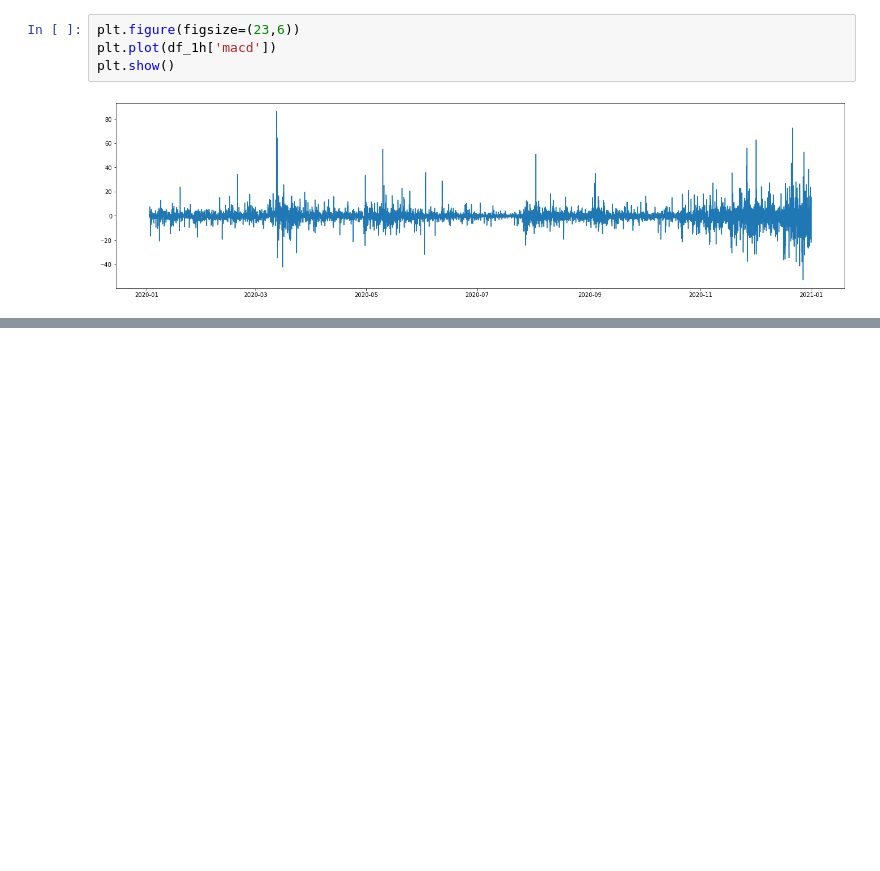
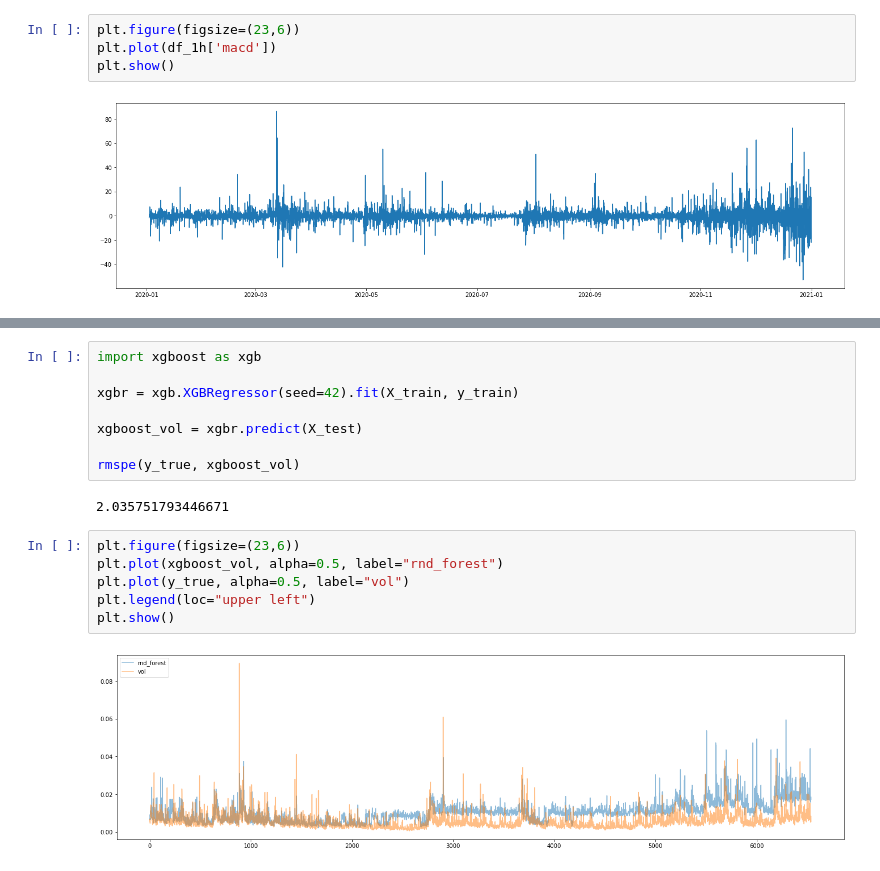
Before and after one commit to lantalex/cmf_relized_vol_prediction, a Jupyter notebook: week-2.ipynb, the cells around one changed output, grey strips where cells are left out. Cells and saved outputs as stored; diff of their text form; blank space fills up the shorter version.

```diff
--- a/week-2.ipynb
+++ b/week-2.ipynb
@@ -176,0 +242,18 @@ plt.show()
+# %%
+import xgboost as xgb
+
+xgbr = xgb.XGBRegressor(seed=42).fit(X_train, y_train)
+
+xgboost_vol = xgbr.predict(X_test)
+
+rmspe(y_true, xgboost_vol)
+# %% [output]
+2.035751793446671
+# %%
+plt.figure(figsize=(23,6))
+plt.plot(xgboost_vol, alpha=0.5, label="rnd_forest")
+plt.plot(y_true, alpha=0.5, label="vol")
+plt.legend(loc="upper left")
+plt.show()
+# %% [output]
+[figure, added]
```
Also changed, not shown: parts of 14 cells of this notebook.
